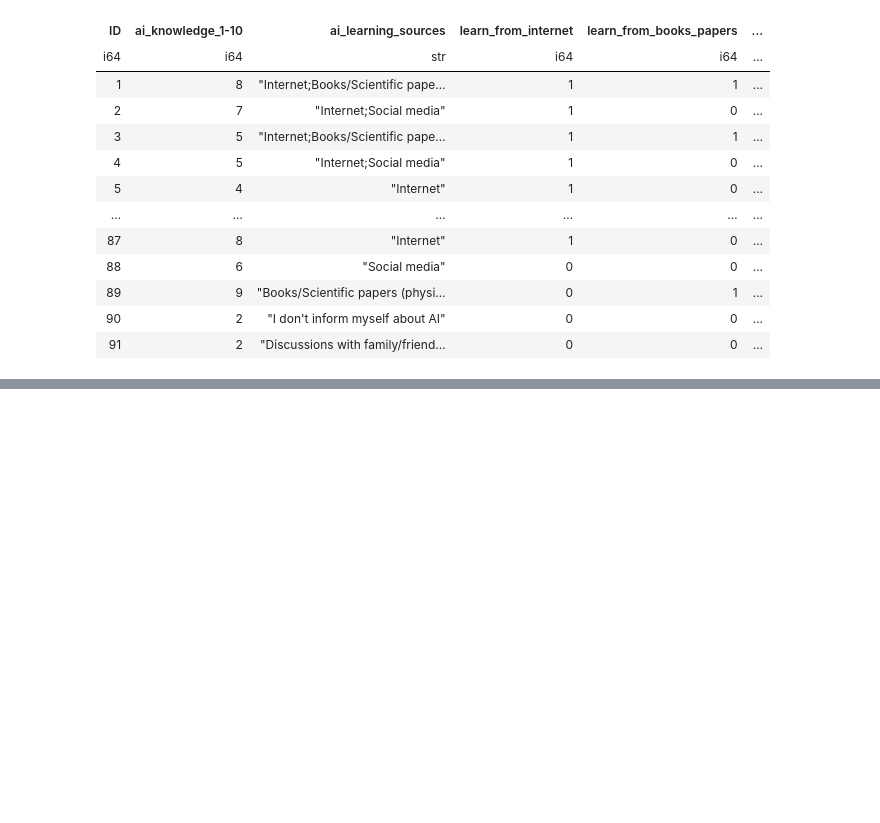
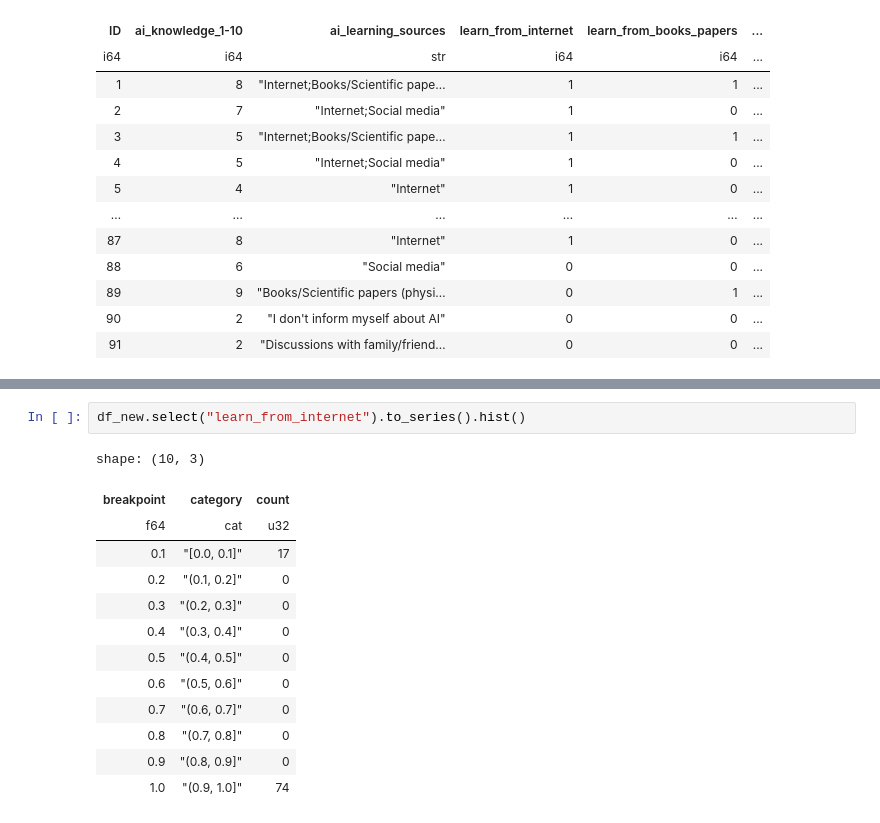
Before and after one commit to danield2255/ai_in_education_analysis, a Jupyter notebook: SurveyDataExploration.ipynb, the cells around one changed output, grey strips where cells are left out. Drawn from its saved outputs; the diff is of its cells as text; blank space fills up the shorter version.

```diff
--- a/SurveyDataExploration.ipynb
+++ b/SurveyDataExploration.ipynb
@@ -240,0 +239,16 @@ shape: (91, 35)
+# %%
+df_new.select("learn_from_internet").to_series().hist()
+# %% [output]
+shape: (10, 3)
+| breakpoint | category | count |
+| f64 | cat | u32 |
+| 0.1 | "[0.0, 0.1]" | 17 |
+| 0.2 | "(0.1, 0.2]" | 0 |
+| 0.3 | "(0.2, 0.3]" | 0 |
+| 0.4 | "(0.3, 0.4]" | 0 |
+| 0.5 | "(0.4, 0.5]" | 0 |
+| 0.6 | "(0.5, 0.6]" | 0 |
+| 0.7 | "(0.6, 0.7]" | 0 |
+| 0.8 | "(0.7, 0.8]" | 0 |
+| 0.9 | "(0.8, 0.9]" | 0 |
+| 1.0 | "(0.9, 1.0]" | 74 |
```
Also changed, not shown: parts of 9 cells of this notebook, 1 other file.
